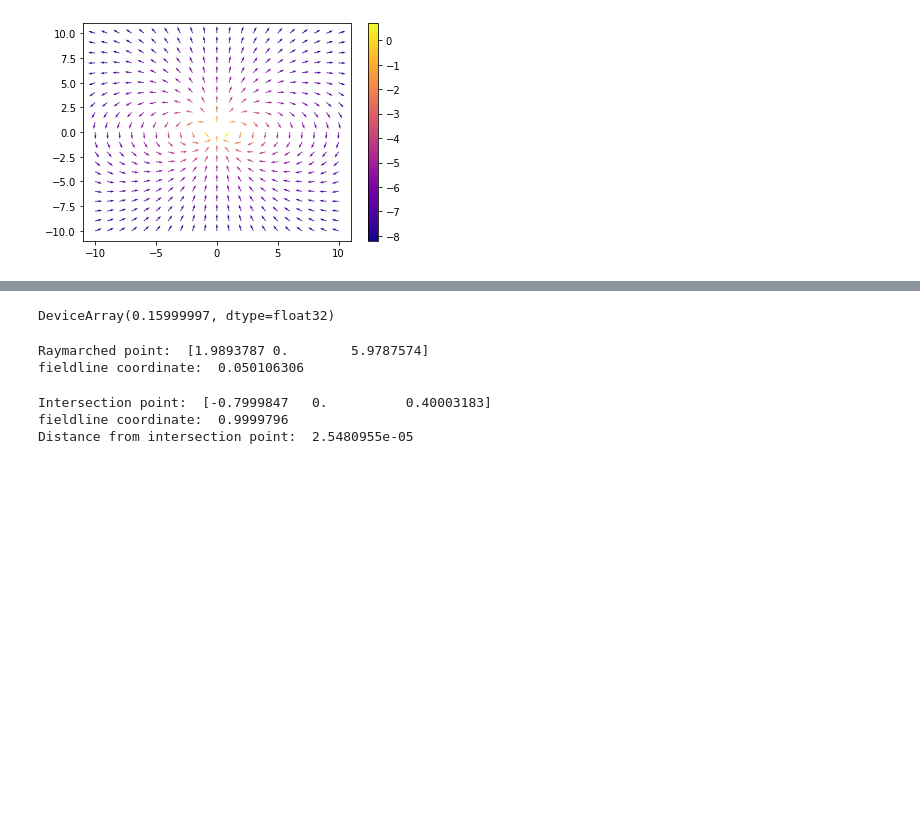
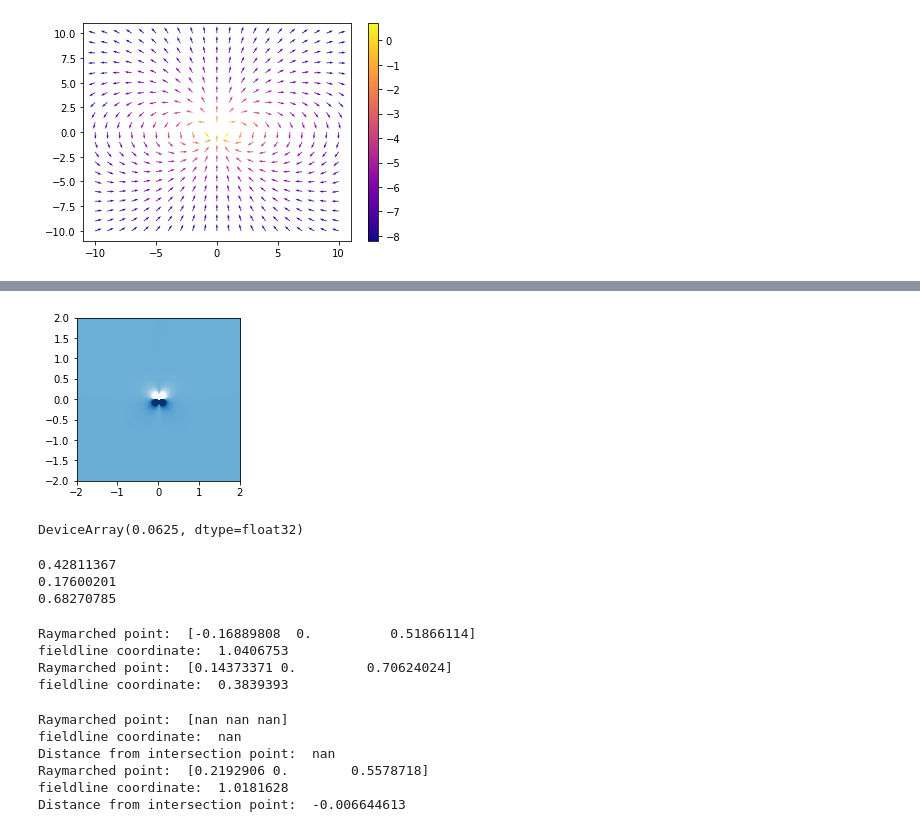
Before and after one commit to nabilbrice/bfield-autodiff, a Jupyter notebook: visualise.ipynb, the cells around one changed output, grey strips where cells are left out. Cells and saved outputs as stored; diff of their text form; code cells hidden in the pictures; blank space fills up the shorter version.

```diff
--- a/visualise.ipynb
+++ b/visualise.ipynb
@@ -57,0 +122,8 @@ def distance_to_fieldline(fieldline_coordinate, x, y, z):
+# %%
+# plot magnetic field lines with imshow
+fig, ax1 = plt.subplots(1, 1, figsize=(6,3))
+ax1.imshow(quad_fieldline_mNm(Xs, 0.0, Zs), extent=[-2.0, 2.0, -2.0, 2.0], cmap='Blues', vmin=-100.0, vmax=100.0)
+
+plt.show()
+# %% [output]
+[figure, added]
@@ -58,7 +158,16 @@ def distance_to_fieldline(fieldline_coordinate, x, y, z):
 # %%
-distance_to_fieldline(1.0, 0.0, 1.0, 2.0)
+pure_dip.fieldline_coordinate(4.0, 0.0, 0.0)
 # %% [output]
-DeviceArray(0.15999997, dtype=float32)
+DeviceArray(0.0625, dtype=float32)
+# %%
+point = jnp.array([0.5, 0.0, 0.75])
+print(distance_to_fieldline(1.0, *point))
+print(dipole_transformed_distance(1.0, *point))
+print(pure_dip.fieldline_coordinate(*point))
+# %% [output]
+0.42811367
+0.17600201
+0.68270785
 # %%
 @jax.jit
 def raymarch(initial_point, ray_direction):
@@ -74,20 +207,36 @@ def intersect(initial_point, ray_direction):
 # %%
-start = jnp.array([2.0, 0.0, 6.0])
-direction = jnp.array([-1.0, 0.0, -2.0])
+start = jnp.array([0.3, 0.0, 0.8])
+direction = jnp.array([-5.0, 0.0, -3.0])
 direction = direction/jnp.linalg.norm(direction)
 
 endpoint = raymarch(start, direction)
 print("Raymarched point: ", endpoint)
 print("fieldline coordinate: ", pure_dip.fieldline_coordinate(*endpoint))
+
+endpoint_alt = raymarch_alt(start, direction)
+print("Raymarched point: ", endpoint_alt)
+print("fieldline coordinate: ", pure_dip.fieldline_coordinate(*endpoint_alt))
+
+endpoint_sphere = raymarch
 # %% [output]
-Raymarched point:  [1.9893787 0.        5.9787574]
-fieldline coordinate:  0.050106306
+Raymarched point:  [-0.16889808  0.          0.51866114]
+fieldline coordinate:  1.0406753
+Raymarched point:  [0.14373371 0.         0.70624024]
+fieldline coordinate:  0.3839393
 # %%
-endpoint = intersect(start, direction)
-print("Intersection point: ", endpoint)
+endpoint = raymarch(endpoint, direction)
+print("Raymarched point: ", endpoint)
 print("fieldline coordinate: ", pure_dip.fieldline_coordinate(*endpoint))
 print("Distance from intersection point: ", distance_to_fieldline(1.0, *endpoint))
+
+endpoint_alt = raymarch_alt(endpoint_alt, direction)
+print("Raymarched point: ", endpoint_alt)
+print("fieldline coordinate: ", pure_dip.fieldline_coordinate(*endpoint_alt))
+print("Distance from intersection point: ", dipole_transformed_distance(1.0, *endpoint_alt))
 # %% [output]
-Intersection point:  [-0.7999847   0.          0.40003183]
-fieldline coordinate:  0.9999796
-Distance from intersection point:  2.5480955e-05
+Raymarched point:  [nan nan nan]
+fieldline coordinate:  nan
+Distance from intersection point:  nan
+Raymarched point:  [0.2192906 0.        0.5578718]
+fieldline coordinate:  1.0181628
+Distance from intersection point:  -0.006644613
```
Also changed, not shown: parts of 8 cells of this notebook, 1 other file.
